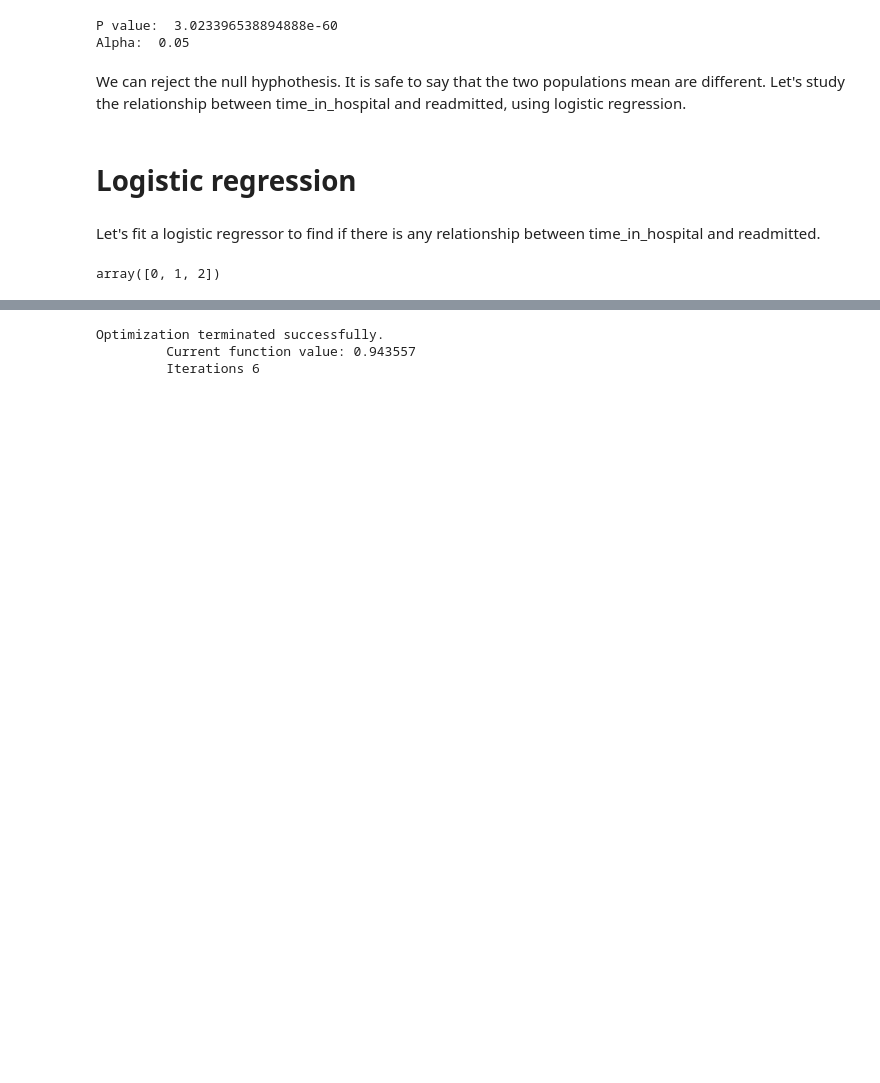
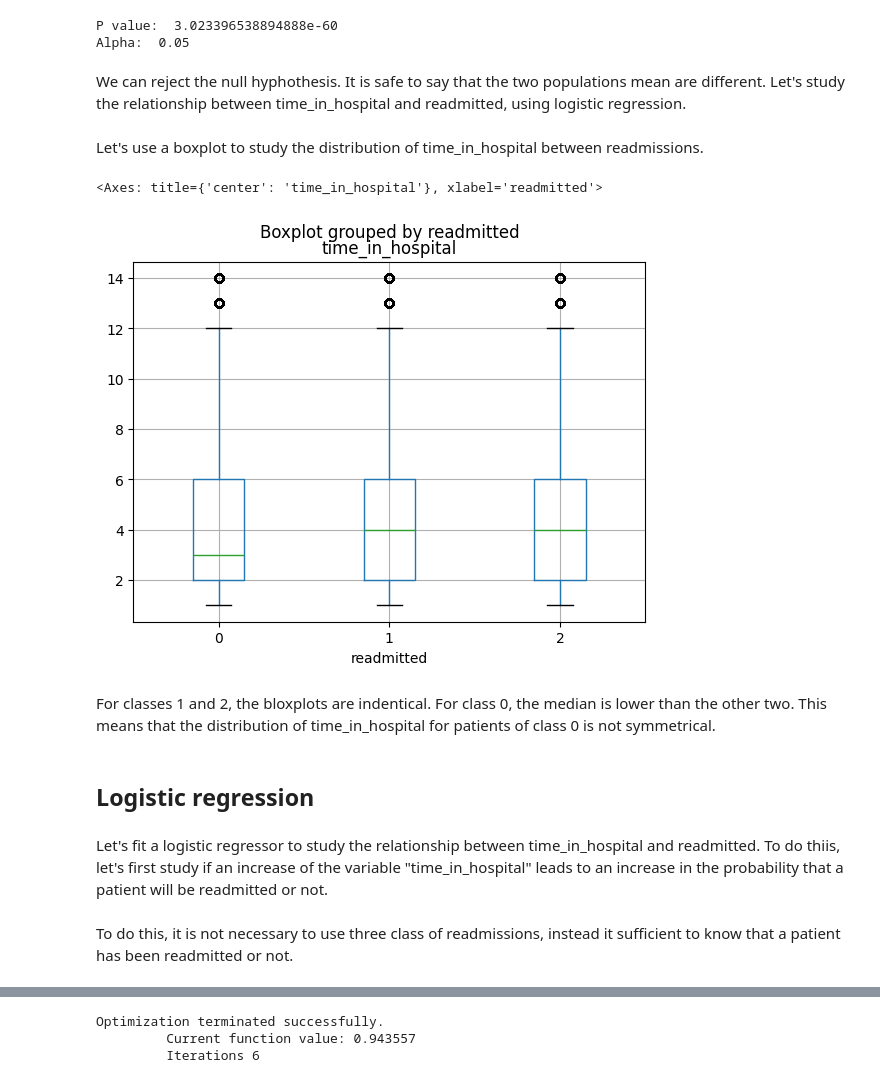
Before and after one commit to weiss25r/Data-analysis-of-diabetic-patients-readmissions-in-hospitals, a Jupyter notebook: main.ipynb, the cells around one changed output, grey strips where cells are left out. Saved outputs shown, nothing was run; the diff lists cells and outputs as text; code cells hidden in the pictures; blank space fills up the shorter version.

```diff
--- a/main.ipynb
+++ b/main.ipynb
@@ -245,3 +268,12 @@ Alpha:  0.05
 # %% [markdown]
 We can reject the null hyphothesis. It is safe to say that the two populations mean are different.
 Let's study the relationship between time_in_hospital and readmitted, using logistic regression.
+# %% [markdown]
+Let's use a boxplot to study the distribution of time_in_hospital between readmissions.
+# %%
+data.boxplot(by='readmitted', column='time_in_hospital')
+# %% [output]
+<Axes: title={'center': 'time_in_hospital'}, xlabel='readmitted'>
+[figure, added]
+# %% [markdown]
+For classes 1 and 2, the bloxplots are indentical. For class 0, the median is lower than the other two. This means that the distribution of time_in_hospital for patients of class 0 is not symmetrical.
@@ -248,10 +282,8 @@ Let's study the relationship between time_in_hospital and readmitted, using logi
 # %% [markdown]
-# Logistic regression
+## Logistic regression
-# %% [markdown]
-Let's fit a logistic regressor to find if there is any relationship between time_in_hospital and readmitted.
-# %%
-data['readmitted'].unique()
-# %% [output]
-array([0, 1, 2])
+# %% [markdown]
+Let's fit a logistic regressor to study the relationship between time_in_hospital and readmitted. To do thiis, let's first study if an increase of the variable "time_in_hospital" leads to an increase in the probability that a patient will be readmitted or not.
 # %%
 from statsmodels.formula.api import logit, mnlogit
+# %% [markdown]
+To do this, it is not necessary to use three class of readmissions, instead it sufficient to know that a patient has been readmitted or not.
```
Also changed, not shown: parts of 60 cells of this notebook.
